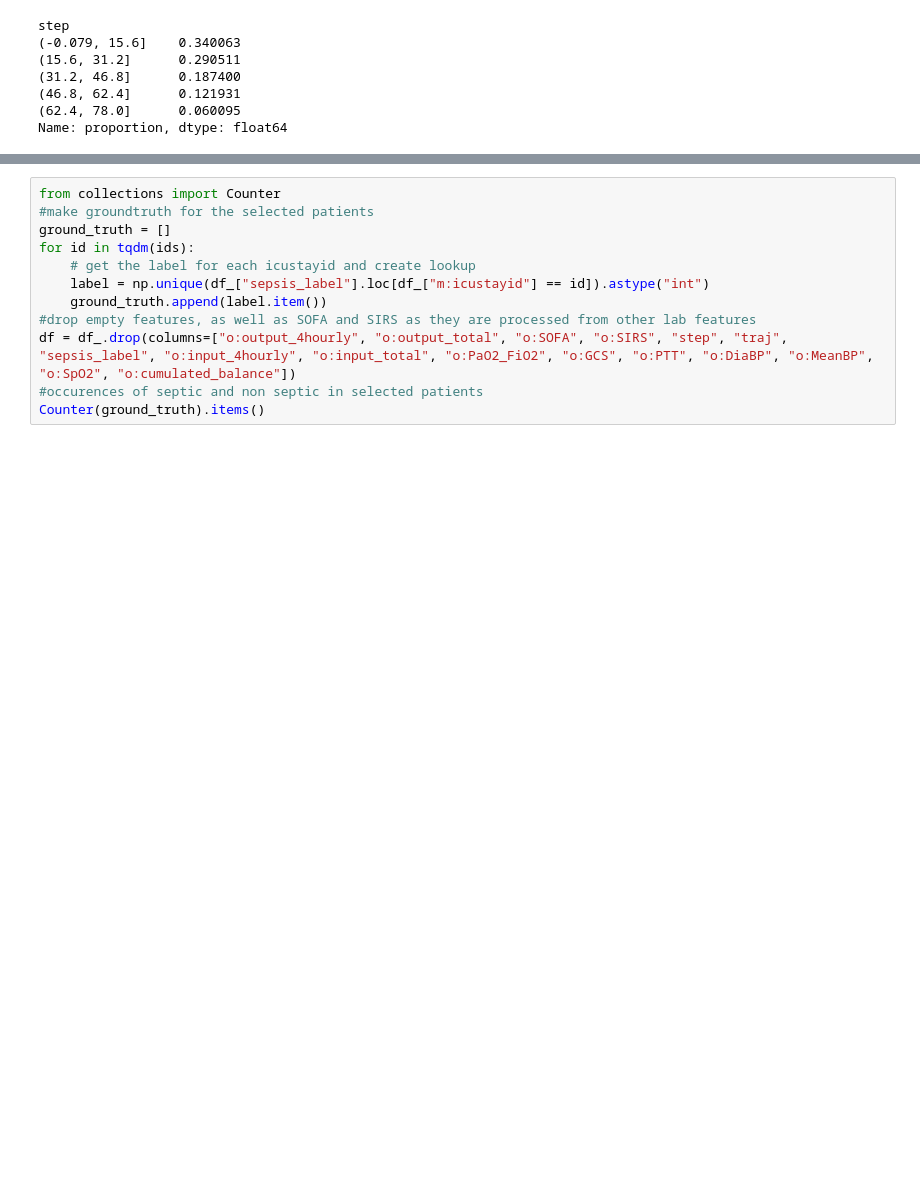
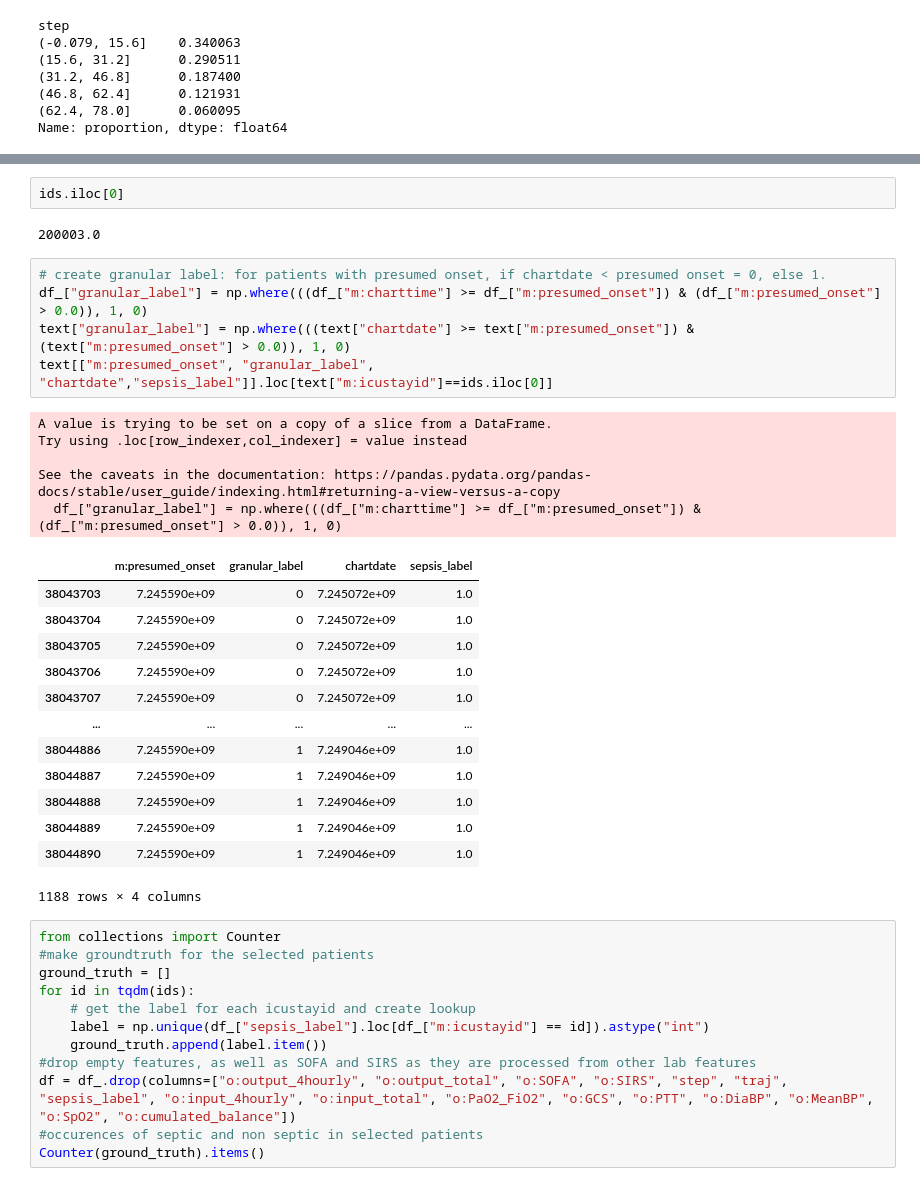
Before and after one commit to ortsanpablo/thesis, a Jupyter notebook: data_labelling.ipynb, the cells around one changed output, grey strips where cells are left out. Drawn from its saved outputs; the diff is of its cells as text; blank space fills up the shorter version.

```diff
--- a/data_labelling.ipynb
+++ b/data_labelling.ipynb
@@ -155,3 +197,31 @@ dtype: int64
+# %%
+ids.iloc[0]
+# %% [output]
+200003.0
+# %%
+# create granular label: for patients with presumed onset, if chartdate < presumed onset = 0, else 1.
+df_["granular_label"] = np.where(((df_["m:charttime"] >= df_["m:presumed_onset"]) & (df_["m:presumed_onset"] > 0.0)), 1, 0)
+text["granular_label"] = np.where(((text["chartdate"] >= text["m:presumed_onset"]) & (text["m:presumed_onset"] > 0.0)), 1, 0)
+text[["m:presumed_onset", "granular_label", "chartdate","sepsis_label"]].loc[text["m:icustayid"]==ids.iloc[0]]
+# %% [output]
+A value is trying to be set on a copy of a slice from a DataFrame.
+Try using .loc[row_indexer,col_indexer] = value instead
+
+See the caveats in the documentation: https://pandas.pydata.org/pandas-docs/stable/user_guide/indexing.html#returning-a-view-versus-a-copy
+  df_["granular_label"] = np.where(((df_["m:charttime"] >= df_["m:presumed_onset"]) & (df_["m:presumed_onset"] > 0.0)), 1, 0)
+|  | m:presumed_onset | granular_label | chartdate | sepsis_label |
+| 38043703 | 7.245590e+09 | 0 | 7.245072e+09 | 1.0 |
+| 38043704 | 7.245590e+09 | 0 | 7.245072e+09 | 1.0 |
+| 38043705 | 7.245590e+09 | 0 | 7.245072e+09 | 1.0 |
+| 38043706 | 7.245590e+09 | 0 | 7.245072e+09 | 1.0 |
+| 38043707 | 7.245590e+09 | 0 | 7.245072e+09 | 1.0 |
+| ... | ... | ... | ... | ... |
+| 38044886 | 7.245590e+09 | 1 | 7.249046e+09 | 1.0 |
+| 38044887 | 7.245590e+09 | 1 | 7.249046e+09 | 1.0 |
+| 38044888 | 7.245590e+09 | 1 | 7.249046e+09 | 1.0 |
+| 38044889 | 7.245590e+09 | 1 | 7.249046e+09 | 1.0 |
+| 38044890 | 7.245590e+09 | 1 | 7.249046e+09 | 1.0 |
+1188 rows × 4 columns
 # %%
 from collections import Counter
 #make groundtruth for the selected patients
```
Also changed, not shown: parts of 8 cells of this notebook.
